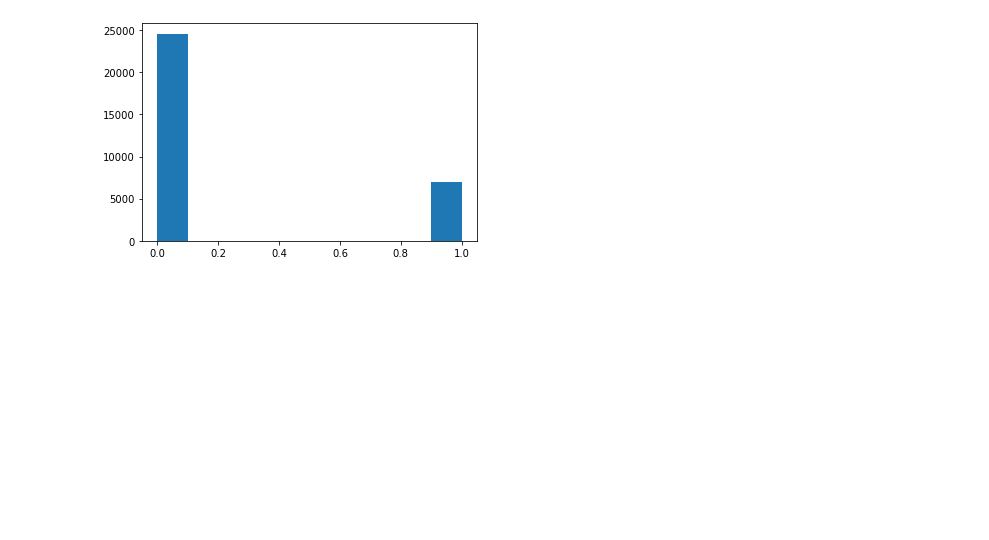
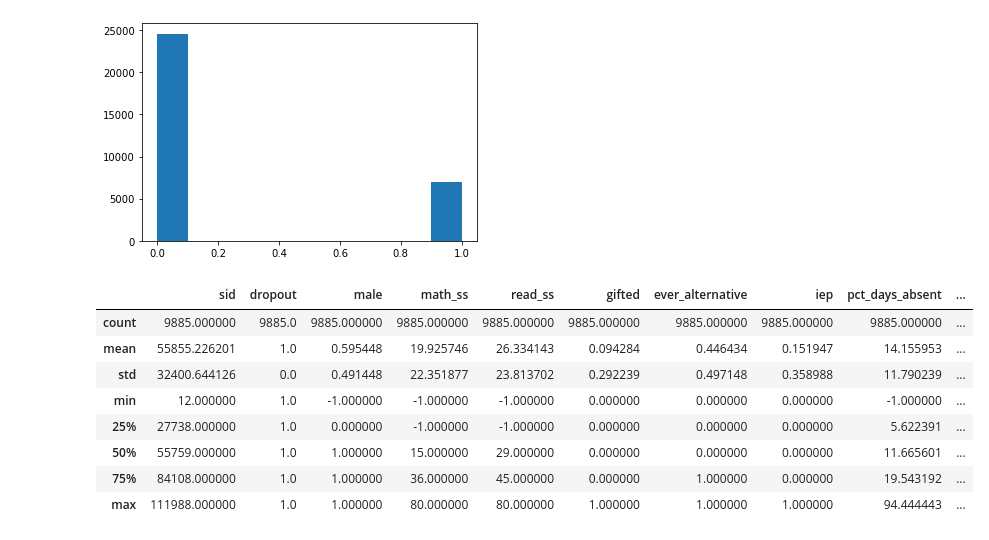
Before and after one commit to smileyfresh/dropout_predicting, a Jupyter notebook: Data Exploring.ipynb, the cells around one changed output. Saved outputs shown, nothing was run; the diff lists cells and outputs as text; code cells hidden in the pictures; blank space fills up the shorter version.

```diff
--- a/Data Exploring.ipynb
+++ b/Data Exploring.ipynb
@@ -653,3 +653,15 @@ plt.hist(frpl['dropout']) #this one doesn't really mean much...
  array([0. , 0.1, 0.2, 0.3, 0.4, 0.5, 0.6, 0.7, 0.8, 0.9, 1. ]),
  <BarContainer object of 10 artists>)
 [figure]
+# %%
+fs_dropouts[fs_dropouts['dropout'] == 1].describe()
+# %% [output]
+|  | sid | dropout | male | math_ss | read_ss | gifted | ever_alternative | iep | pct_days_absent | ... |
+| count | 9885.000000 | 9885.0 | 9885.000000 | 9885.000000 | 9885.000000 | 9885.000000 | 9885.000000 | 9885.000000 | 9885.000000 | ... |
+| mean | 55855.226201 | 1.0 | 0.595448 | 19.925746 | 26.334143 | 0.094284 | 0.446434 | 0.151947 | 14.155953 | ... |
+| std | 32400.644126 | 0.0 | 0.491448 | 22.351877 | 23.813702 | 0.292239 | 0.497148 | 0.358988 | 11.790239 | ... |
+| min | 12.000000 | 1.0 | -1.000000 | -1.000000 | -1.000000 | 0.000000 | 0.000000 | 0.000000 | -1.000000 | ... |
+| 25% | 27738.000000 | 1.0 | 0.000000 | -1.000000 | -1.000000 | 0.000000 | 0.000000 | 0.000000 | 5.622391 | ... |
+| 50% | 55759.000000 | 1.0 | 1.000000 | 15.000000 | 29.000000 | 0.000000 | 0.000000 | 0.000000 | 11.665601 | ... |
+| 75% | 84108.000000 | 1.0 | 1.000000 | 36.000000 | 45.000000 | 0.000000 | 1.000000 | 0.000000 | 19.543192 | ... |
+| max | 111988.000000 | 1.0 | 1.000000 | 80.000000 | 80.000000 | 1.000000 | 1.000000 | 1.000000 | 94.444443 | ... |
```
Also changed, not shown: 1 other file.
